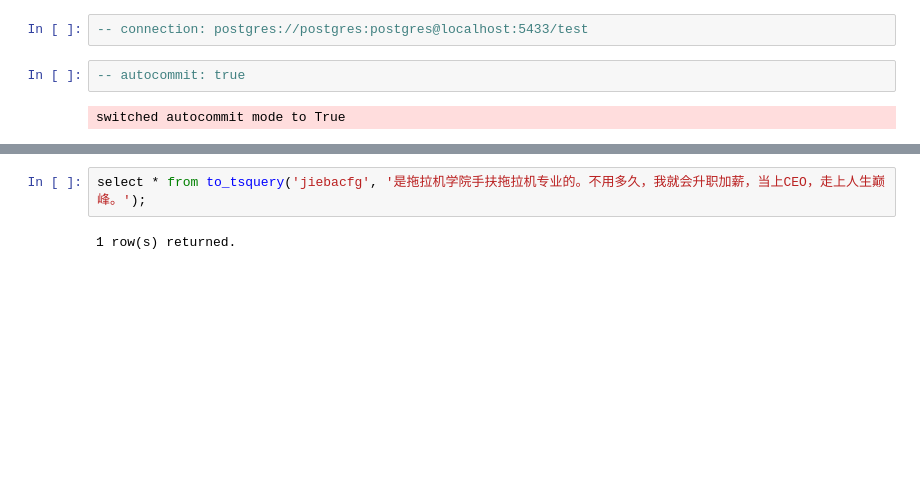
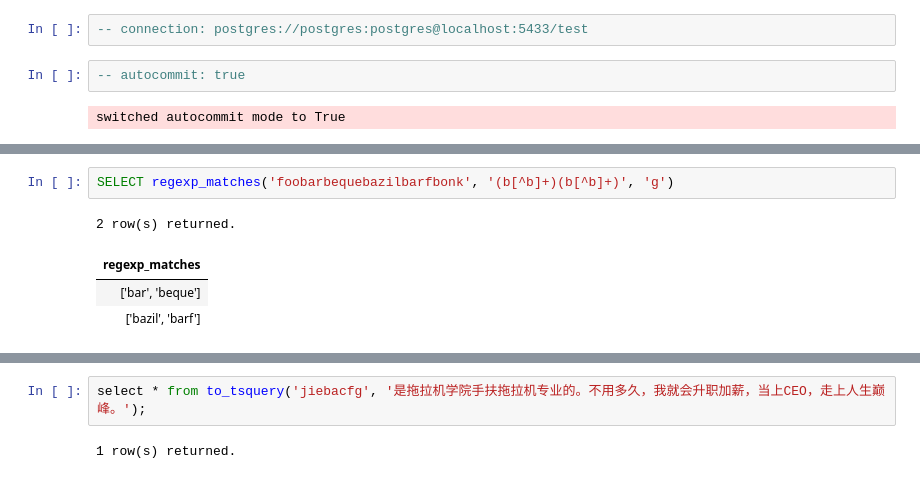
Before and after one commit to hsz1273327/TutorialForPostgreSQL, a Jupyter notebook: src/功能与特性/特色功能/全文搜索与模糊搜索.ipynb, the cells around one changed output, grey strips where cells are left out. Saved outputs shown, nothing was run; the diff lists cells and outputs as text; blank space fills up the shorter version.

```diff
--- a/src/功能与特性/特色功能/全文搜索与模糊搜索.ipynb
+++ b/src/功能与特性/特色功能/全文搜索与模糊搜索.ipynb
@@ -37,0 +87,7 @@ create extension pg_jieba;
+# %%
+SELECT regexp_matches('foobarbequebazilbarfbonk', '(b[^b]+)(b[^b]+)', 'g')
+# %% [output]
+2 row(s) returned.
+| regexp_matches |
+| ['bar', 'beque'] |
+| ['bazil', 'barf'] |
```
Also changed, not shown: parts of 35 cells of this notebook, 12 other files.
